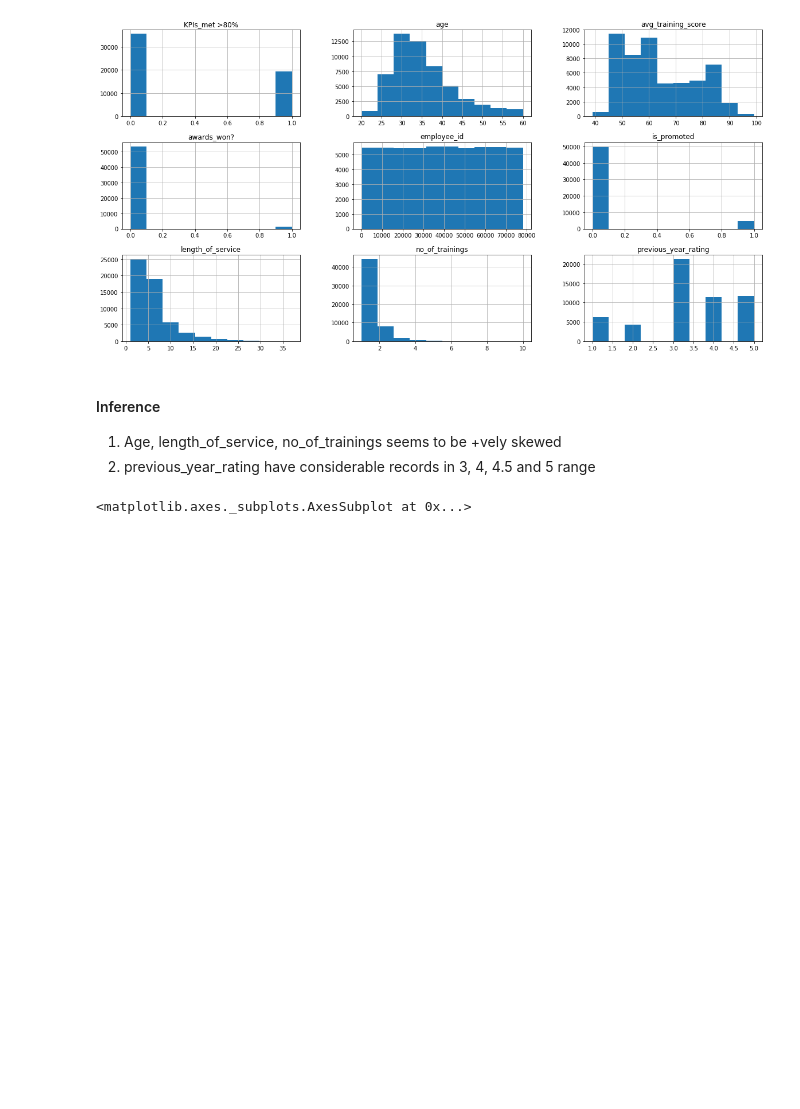
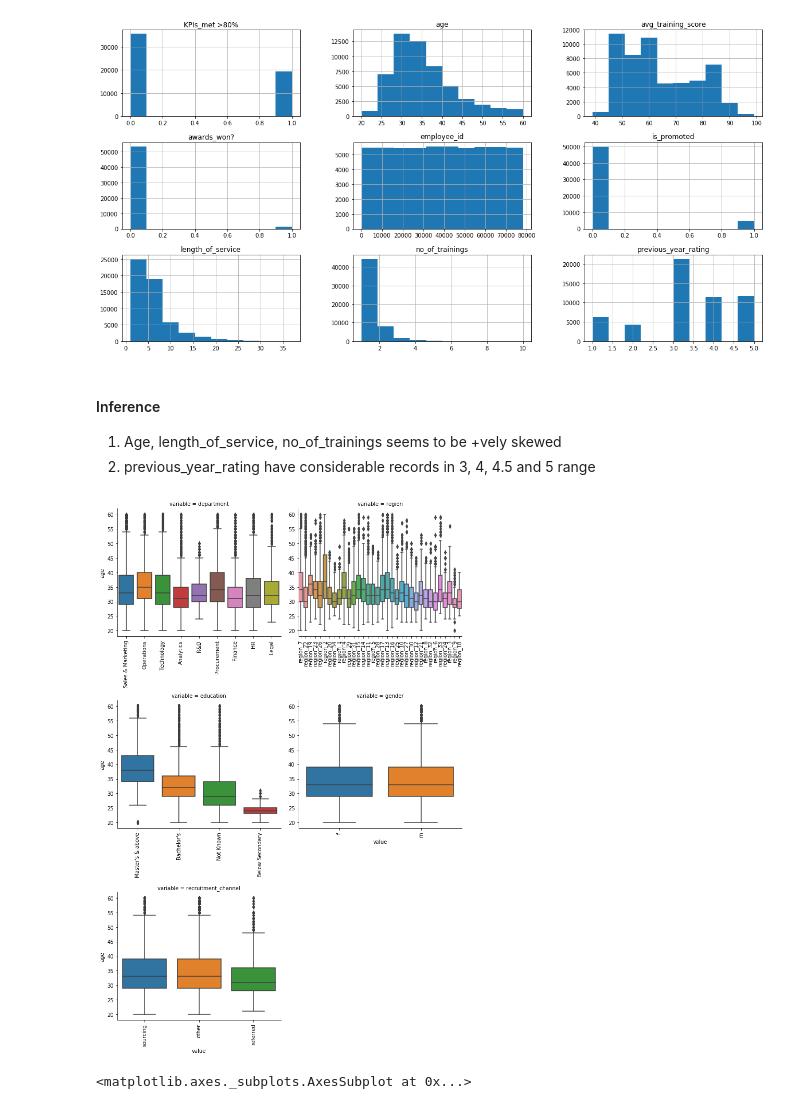
Before and after one commit to anupam-ranjan/WNS_Analytics, a Jupyter notebook: WNS Analytics Hackathon - EDA.ipynb, the cells around one changed output. Saved outputs shown, nothing was run; the diff lists cells and outputs as text; code cells hidden in the pictures; blank space fills up the shorter version.

```diff
--- a/WNS Analytics Hackathon - EDA.ipynb
+++ b/WNS Analytics Hackathon - EDA.ipynb
@@ -131,6 +147,17 @@ array([[<matplotlib.axes._subplots.AxesSubplot object at 0x...>,
 #### Inference
 1. Age, length_of_service, no_of_trainings seems to be +vely skewed
 2. previous_year_rating have considerable records in 3, 4, 4.5 and 5 range
+# %%
+def boxplot(x, y, **kwargs):
+    sns.boxplot(x=x, y=y)
+    x=plt.xticks(rotation=90)
+
+categorical_features = train_dataset.select_dtypes(include=[np.object])
+f = pd.melt(train_dataset, id_vars=['age'], value_vars=categorical_features)
+g = sns.FacetGrid(f, col="variable",  col_wrap=2, sharex=False, sharey=False, size=5)
+g = g.map(boxplot, "value", "age")
+# %% [output]
+[figure, added]
 # %%
 sns.boxplot(x='is_promoted', y='avg_training_score', data=train_dataset, linewidth=1)
 # %% [output]
```
Also changed, not shown: parts of 18 cells of this notebook.
